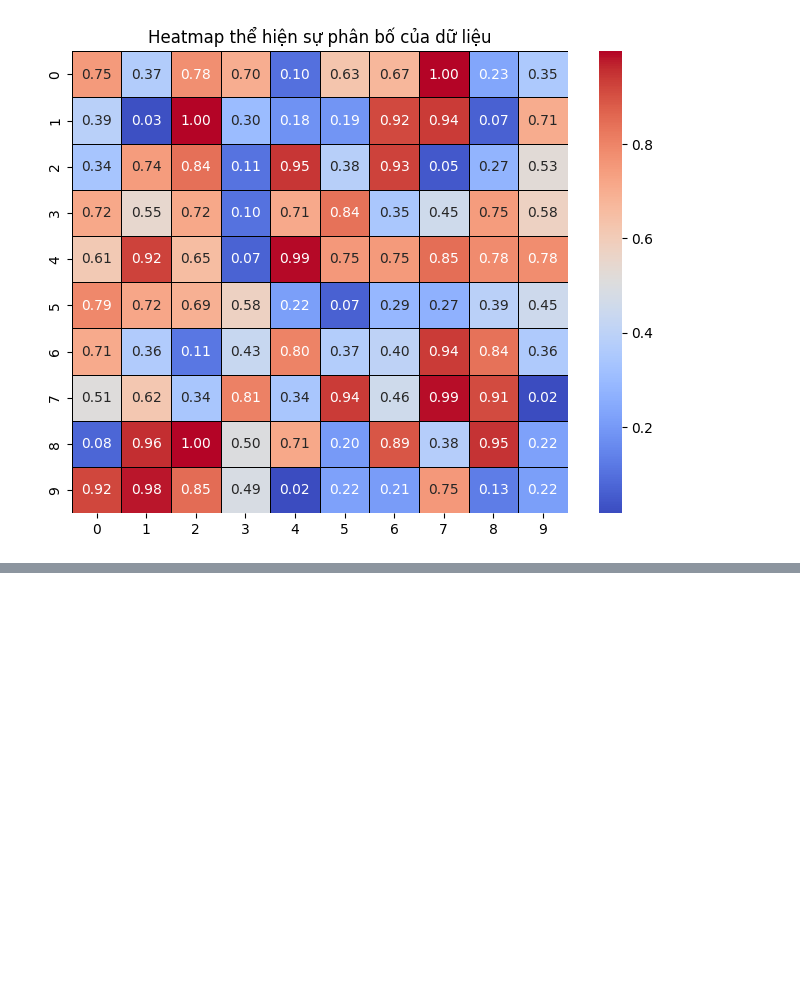
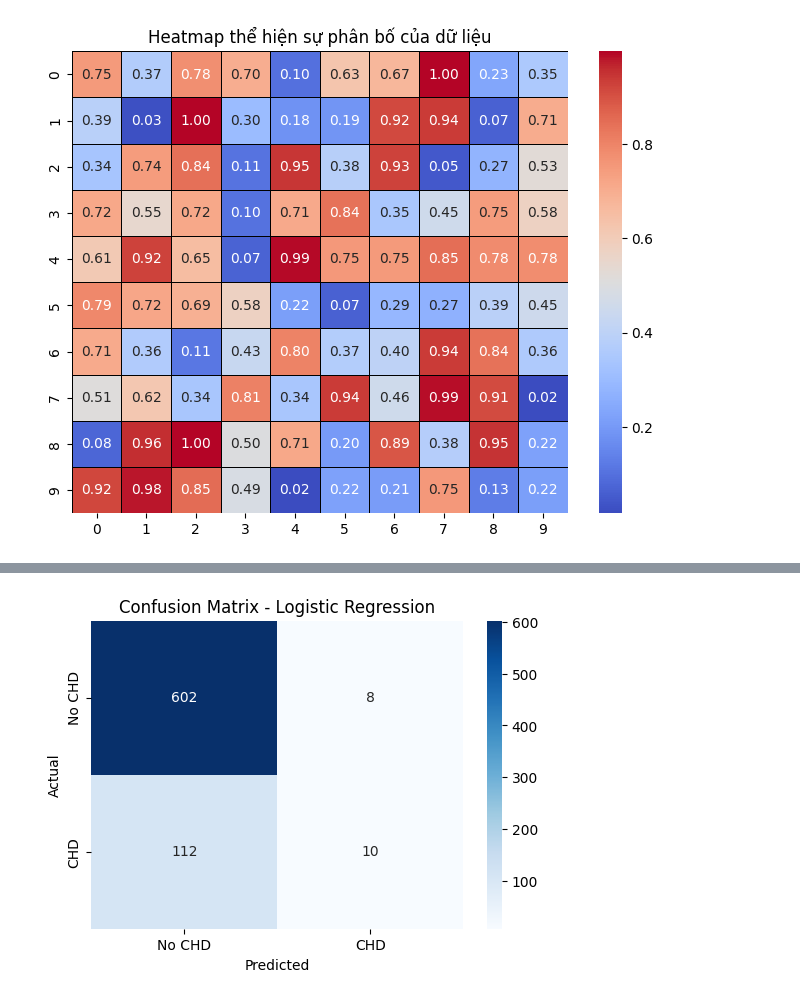
Before and after one commit to LDKhang35/NUMPY-PANDAS-MATPLOTLIB, a Jupyter notebook: numpy_pandas_matplotlib.ipynb, the cells around one changed output, grey strips where cells are left out. Saved outputs shown, nothing was run; the diff lists cells and outputs as text; code cells hidden in the pictures; blank space fills up the shorter version.

```diff
--- a/numpy_pandas_matplotlib.ipynb
+++ b/numpy_pandas_matplotlib.ipynb
@@ -661,0 +861,33 @@ plt.show()
+# %%
+from sklearn.model_selection import train_test_split
+from sklearn.preprocessing import StandardScaler
+from sklearn.linear_model import LogisticRegression
+from sklearn.metrics import accuracy_score, confusion_matrix
+
+# Xử lý dữ liệu: loại bỏ các hàng chứa giá trị NaN
+df_cleaned = df.dropna()
+
+# Chọn đặc trưng và nhãn
+X = df_cleaned.drop(columns=["TenYearCHD"])  # Các đặc trưng
+y = df_cleaned["TenYearCHD"]  # Nhãn
+
+# Chia tập dữ liệu thành train và test (80% train, 20% test)
+X_train, X_test, y_train, y_test = train_test_split(X, y, test_size=0.2, random_state=42)
+
+# Chuẩn hóa dữ liệu
+scaler = StandardScaler()
+X_train_scaled = scaler.fit_transform(X_train)
+X_test_scaled = scaler.transform(X_test)
+
+# Huấn luyện mô hình hồi quy logistic
+model = LogisticRegression()
+model.fit(X_train_scaled, y_train)
+
+# Dự đoán trên tập kiểm tra
+y_pred = model.predict(X_test_scaled)
+
+# Đánh giá mô hình
+accuracy = accuracy_score(y_test, y_pred)
+conf_matrix = confusion_matrix(y_test, y_pred)
+
+accuracy, conf_matrix
@@ -661,0 +924,13 @@ plt.show()
+# %%
+import seaborn as sns
+import matplotlib.pyplot as plt
+
+# Vẽ ma trận nhầm lẫn
+plt.figure(figsize=(6, 4))
+sns.heatmap(conf_matrix, annot=True, fmt="d", cmap="Blues", xticklabels=["No CHD", "CHD"], yticklabels=["No CHD", "CHD"])
+plt.xlabel("Predicted")
+plt.ylabel("Actual")
+plt.title("Confusion Matrix - Logistic Regression")
+plt.show()
+# %% [output]
+[figure, added]
```
Also changed, not shown: parts of 29 cells of this notebook, 2 other files.
